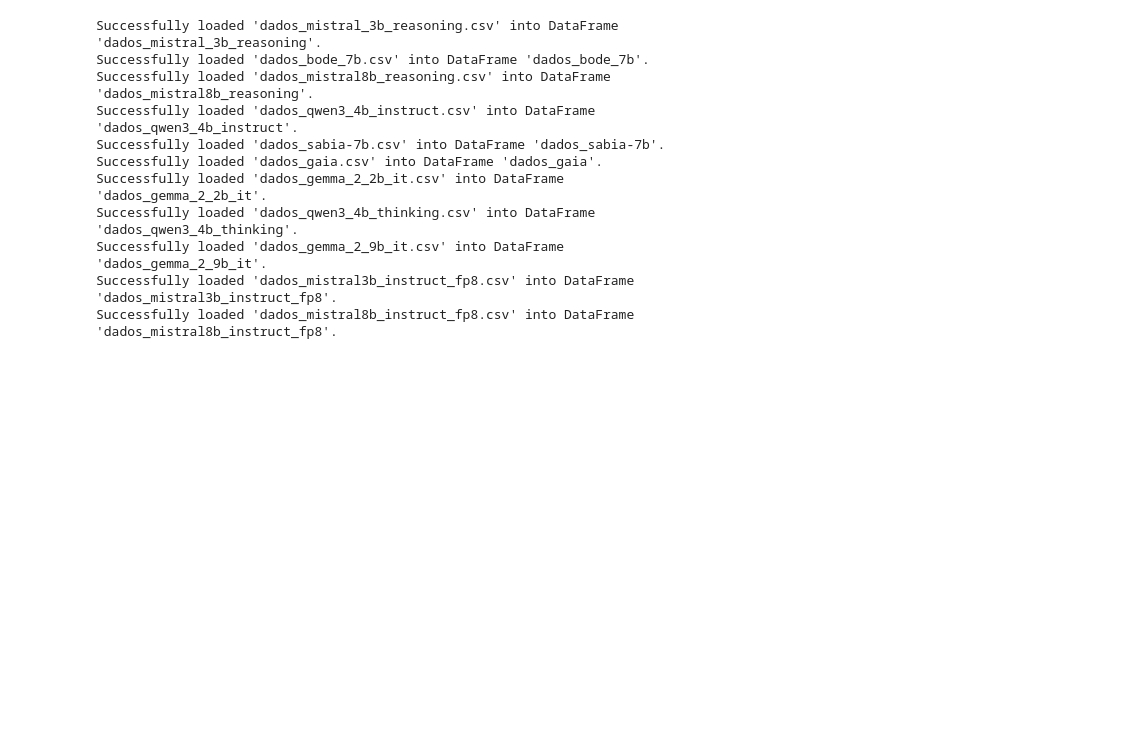
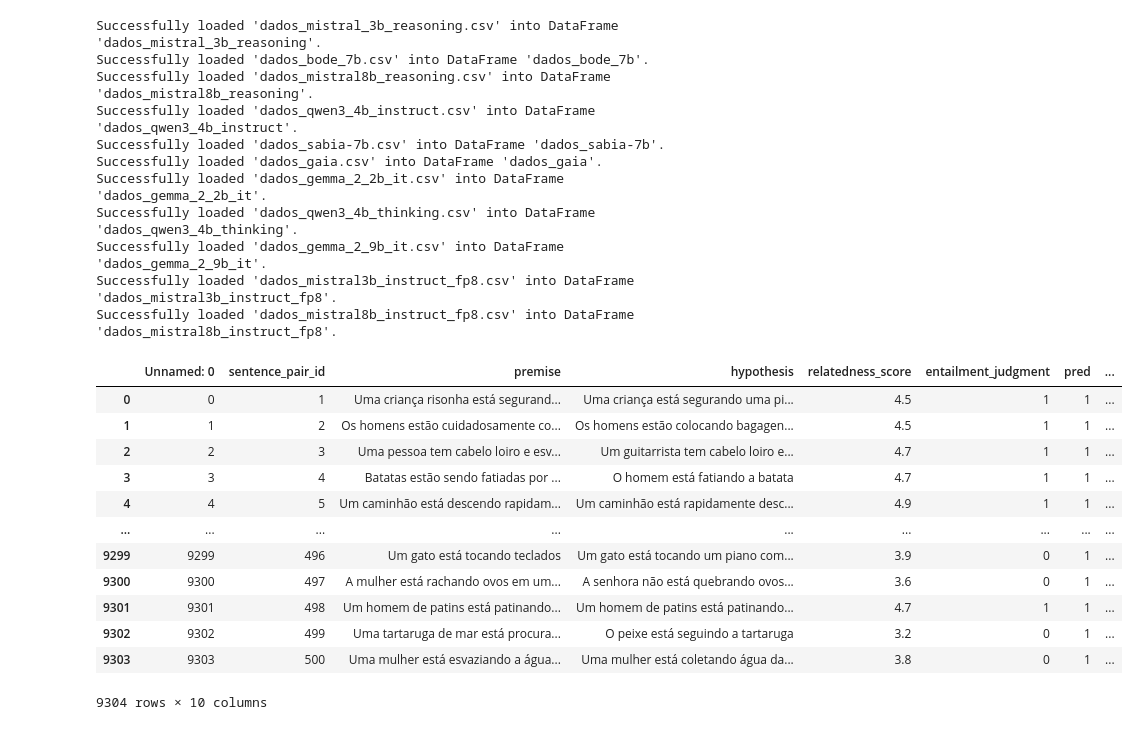
Before and after one commit to mancinigabriel/tcc-pece-assin2-llm-challenges, a Jupyter notebook: notebooks/analise_dados.ipynb, the cells around one changed output. Drawn from its saved outputs; the diff is of its cells as text; code cells hidden in the pictures; blank space fills up the shorter version.

```diff
--- a/notebooks/analise_dados.ipynb
+++ b/notebooks/analise_dados.ipynb
@@ -178,3 +179,19 @@ Successfully loaded 'dados_qwen3_4b_thinking.csv' into DataFrame 'dados_qwen3_4b
 Successfully loaded 'dados_gemma_2_9b_it.csv' into DataFrame 'dados_gemma_2_9b_it'.
 Successfully loaded 'dados_mistral3b_instruct_fp8.csv' into DataFrame 'dados_mistral3b_instruct_fp8'.
 Successfully loaded 'dados_mistral8b_instruct_fp8.csv' into DataFrame 'dados_mistral8b_instruct_fp8'.
+# %%
+dataframes['dados_bode_7b']
+# %% [output]
+|  | Unnamed: 0 | sentence_pair_id | premise | hypothesis | relatedness_score | entailment_judgment | pred | ... |
+| 0 | 0 | 1 | Uma criança risonha está segurand... | Uma criança está segurando uma pi... | 4.5 | 1 | 1 | ... |
+| 1 | 1 | 2 | Os homens estão cuidadosamente co... | Os homens estão colocando bagagen... | 4.5 | 1 | 1 | ... |
+| 2 | 2 | 3 | Uma pessoa tem cabelo loiro e esv... | Um guitarrista tem cabelo loiro e... | 4.7 | 1 | 1 | ... |
+| 3 | 3 | 4 | Batatas estão sendo fatiadas por ... | O homem está fatiando a batata | 4.7 | 1 | 1 | ... |
+| 4 | 4 | 5 | Um caminhão está descendo rapidam... | Um caminhão está rapidamente desc... | 4.9 | 1 | 1 | ... |
+| ... | ... | ... | ... | ... | ... | ... | ... | ... |
+| 9299 | 9299 | 496 | Um gato está tocando teclados | Um gato está tocando um piano com... | 3.9 | 0 | 1 | ... |
+| 9300 | 9300 | 497 | A mulher está rachando ovos em um... | A senhora não está quebrando ovos... | 3.6 | 0 | 1 | ... |
+| 9301 | 9301 | 498 | Um homem de patins está patinando... | Um homem de patins está patinando... | 4.7 | 1 | 1 | ... |
+| 9302 | 9302 | 499 | Uma tartaruga de mar está procura... | O peixe está seguindo a tartaruga | 3.2 | 0 | 1 | ... |
+| 9303 | 9303 | 500 | Uma mulher está esvaziando a água... | Uma mulher está coletando água da... | 3.8 | 0 | 1 | ... |
+9304 rows × 10 columns
```
Also changed, not shown: parts of 11 cells of this notebook.
